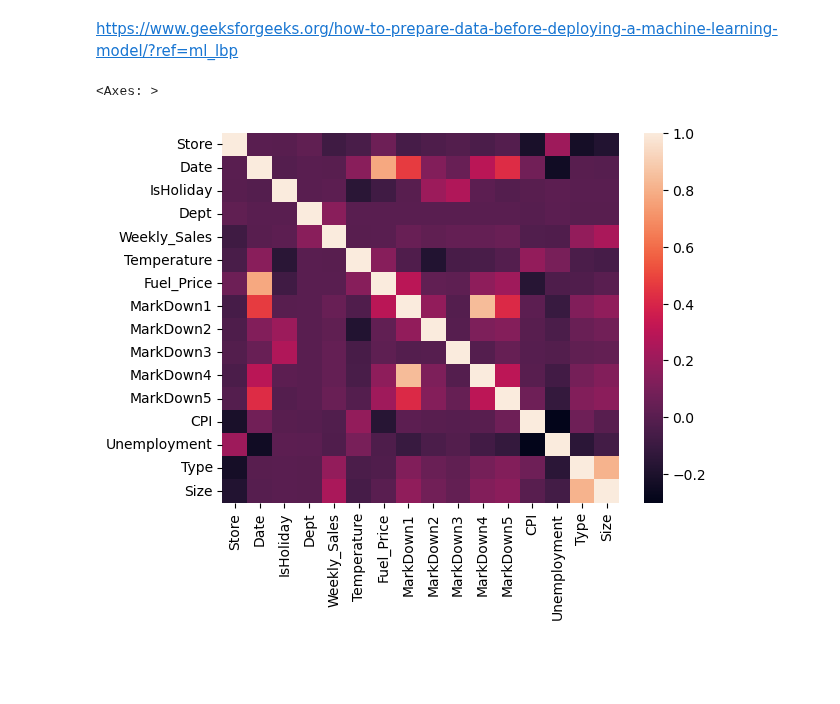
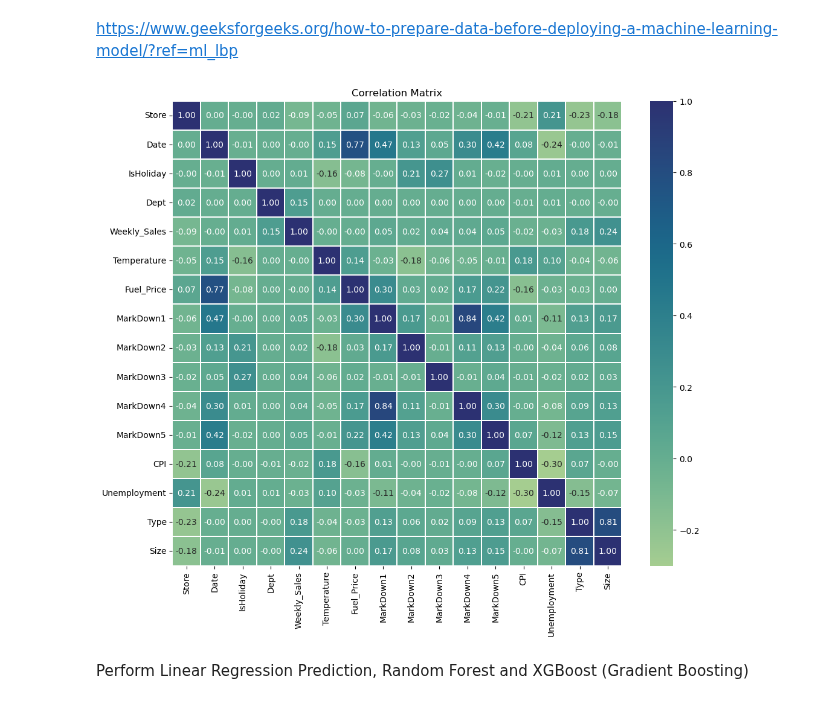
Before and after one commit to FelixRaph/Data-Science-Portfolio, a Jupyter notebook: Time_Series_Forecasting.ipynb, the cells around one changed output. Saved outputs shown, nothing was run; the diff lists cells and outputs as text; code cells hidden in the pictures; blank space fills up the shorter version.

```diff
--- a/Time_Series_Forecasting.ipynb
+++ b/Time_Series_Forecasting.ipynb
@@ -111,12 +111,17 @@ plt.show()
 [figure]
 # %% [markdown]
 https://www.geeksforgeeks.org/how-to-prepare-data-before-deploying-a-machine-learning-model/?ref=ml_lbp
-# %%
-# Correlation plot
-
-corr_plt = sns.heatmap(data_raw.corr(), annot=False)
-
-corr_plt
-# %% [output]
-<Axes: >
-[figure, removed]
+# %%
+# Correlation plot
+
+corr_matrix = data_raw.corr()
+
+# Plot the heatmap of the correlation matrix
+plt.figure(figsize=(12, 10))
+sns.heatmap(corr_matrix, annot=True, cmap="crest",  fmt=".2f", linewidths=0.1)
+plt.title('Correlation Matrix')
+plt.show()
+# %% [output]
+[figure, added]
+# %% [markdown]
+Perform Linear Regression Prediction, Random Forest and XGBoost (Gradient Boosting)
```
